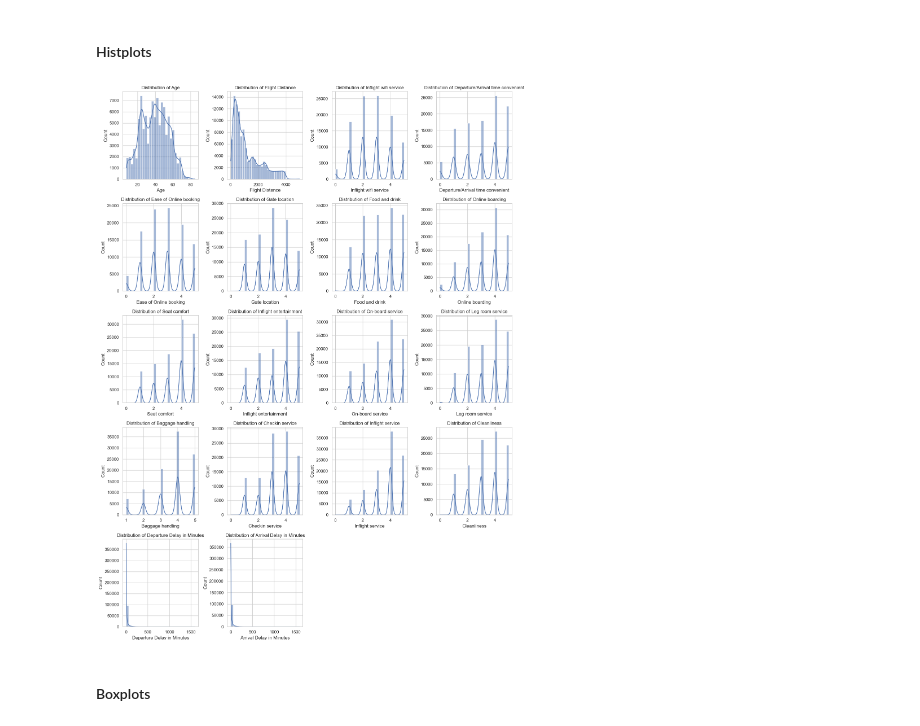
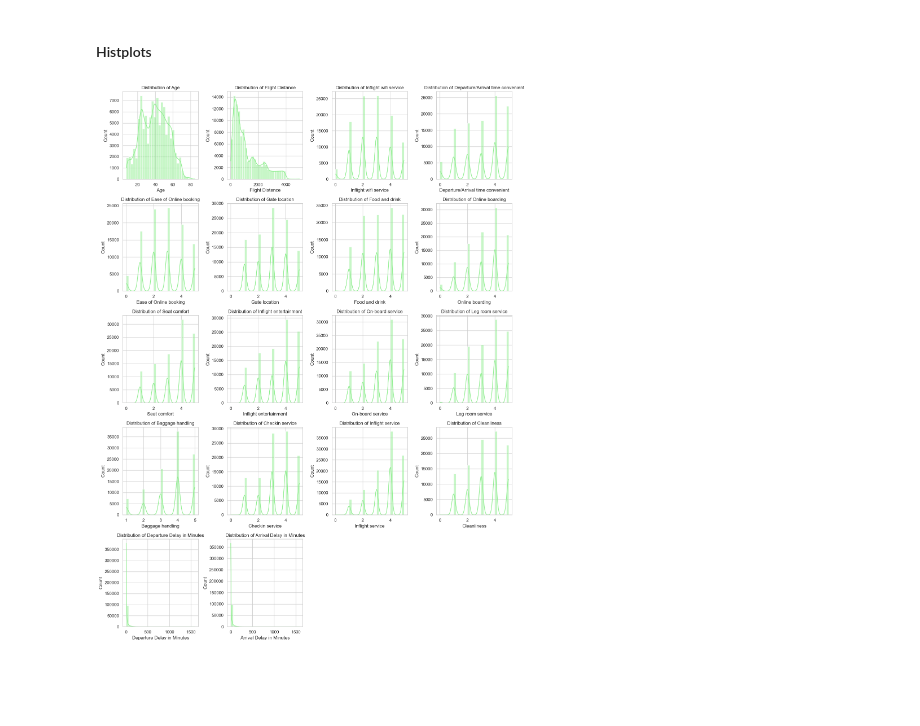
Before and after one commit to HernanRochon664/Proyectos-ML, a Jupyter notebook: Flight-Satisfaction/Airline-Passenger-Satisfaction.ipynb, the cells around one changed output. Drawn from its saved outputs; the diff is of its cells as text; code cells hidden in the pictures; blank space fills up the shorter version.

```diff
--- a/Flight-Satisfaction/Airline-Passenger-Satisfaction.ipynb
+++ b/Flight-Satisfaction/Airline-Passenger-Satisfaction.ipynb
@@ -188,25 +184,22 @@ train_set['Arrival Delay in Minutes'].isnull().sum()
 # %%
 num_cols = train_set.select_dtypes(include=['float64', 'int64']).columns
 
 cols = len(num_cols)
 cols_per_row = 4
 num_rows = int(np.ceil(cols / cols_per_row))
 
 fig, axes = plt.subplots(num_rows, cols_per_row, figsize=(15, num_rows * 4))
 axes = axes.flatten()
 
 for i, col in enumerate(num_cols):
-    sns.histplot(train_set[col], kde=True, bins=30, ax=axes[i])
+    sns.histplot(train_set[col], kde=True, bins=30, ax=axes[i], color='lightgreen')
     axes[i].set_title(f"Distribution of {col}")
     axes[i].set_xlabel(col)
 
-# Eliminar subplots vacíos si hay
 for j in range(i + 1, len(axes)):
     fig.delaxes(axes[j])
 
 plt.tight_layout()
 plt.show()
 # %% [output]
-[figure, old version]
+[figure, new version]
-# %% [markdown]
-#### Boxplots
```
Also changed, not shown: parts of 11 cells of this notebook, 1 other file.
